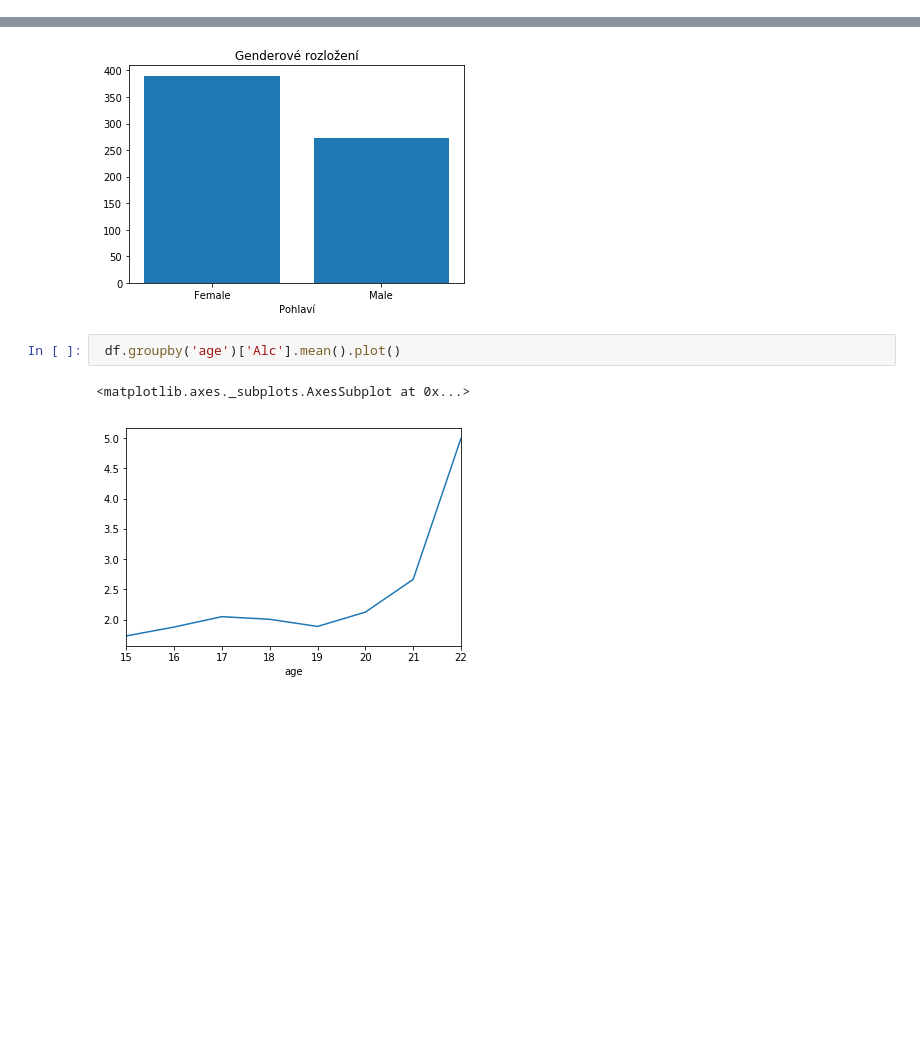
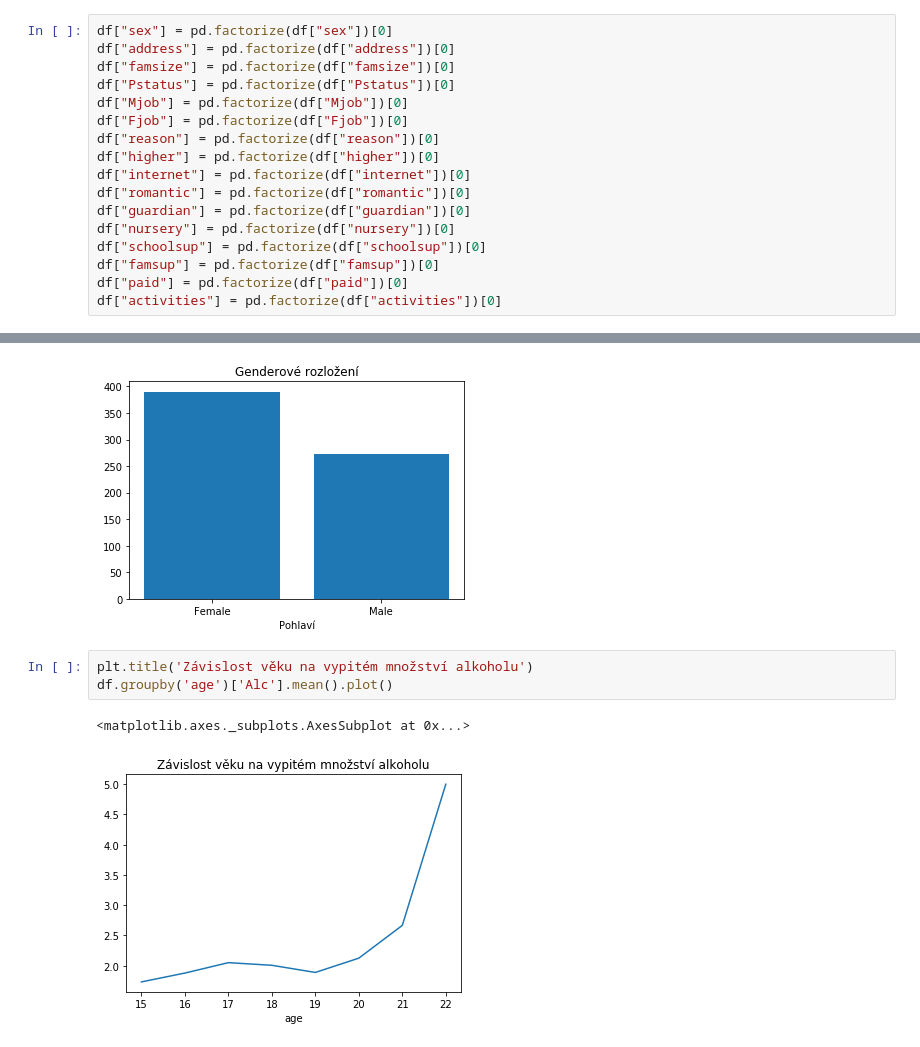
Before and after one commit to skaryys/python_semestralka, a Jupyter notebook: student_alcohol_consumption.ipynb, the cells around one changed output, grey strips where cells are left out. Drawn from its saved outputs; the diff is of its cells as text; blank space fills up the shorter version.

```diff
--- a/student_alcohol_consumption.ipynb
+++ b/student_alcohol_consumption.ipynb
@@ -136,3 +147,20 @@ df.describe()
+# %%
+df["sex"] = pd.factorize(df["sex"])[0]
+df["address"] = pd.factorize(df["address"])[0]
+df["famsize"] = pd.factorize(df["famsize"])[0]
+df["Pstatus"] = pd.factorize(df["Pstatus"])[0]
+df["Mjob"] = pd.factorize(df["Mjob"])[0]
+df["Fjob"] = pd.factorize(df["Fjob"])[0]
+df["reason"] = pd.factorize(df["reason"])[0]
+df["higher"] = pd.factorize(df["higher"])[0]
+df["internet"] = pd.factorize(df["internet"])[0]
+df["romantic"] = pd.factorize(df["romantic"])[0]
+df["guardian"] = pd.factorize(df["guardian"])[0]
+df["nursery"] = pd.factorize(df["nursery"])[0]
+df["schoolsup"] = pd.factorize(df["schoolsup"])[0]
+df["famsup"] = pd.factorize(df["famsup"])[0]
+df["paid"] = pd.factorize(df["paid"])[0]
+df["activities"] = pd.factorize(df["activities"])[0]
 # %% [markdown]
 ## Vizualizace dat
 
@@ -169,7 +198,8 @@ plt.show()
 # %% [output]
 [figure]
 # %%
- df.groupby('age')['Alc'].mean().plot()
+plt.title('Závislost věku na vypitém množství alkoholu')
+df.groupby('age')['Alc'].mean().plot()
 # %% [output]
 <matplotlib.axes._subplots.AxesSubplot at 0x...>
-[figure, old version]
+[figure, new version]
```
Also changed, not shown: parts of 7 cells of this notebook.
